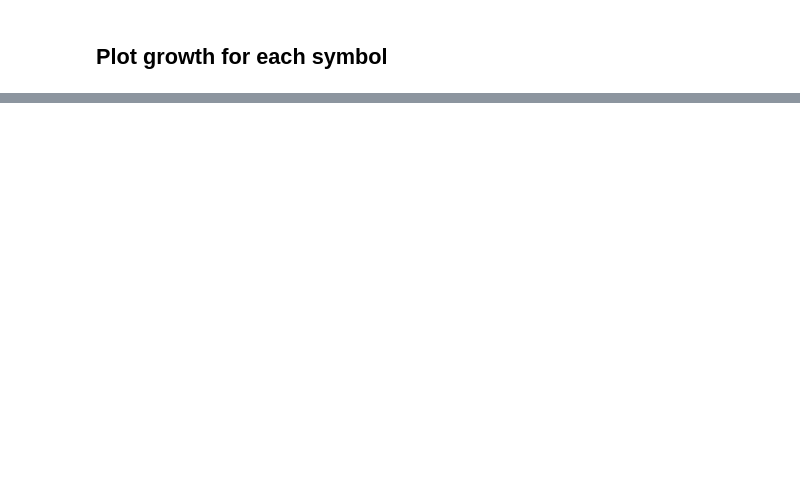
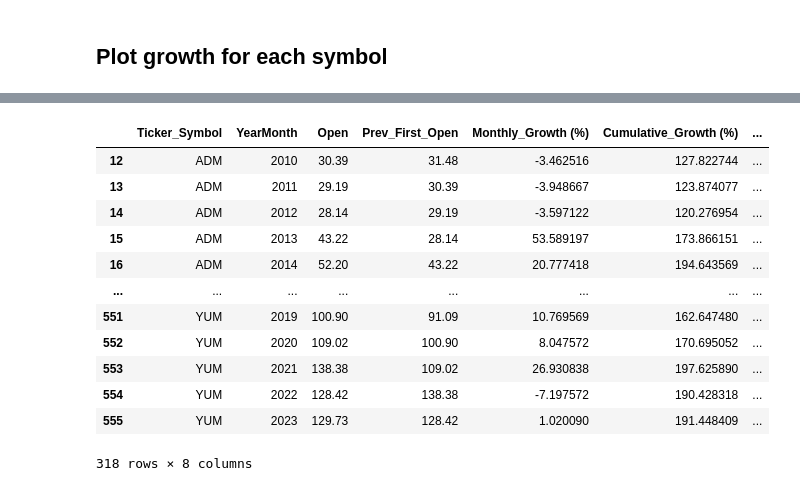
Before and after one commit to SAT-Enjoyers/citadel-datathon, a Jupyter notebook: eda/analyse_stocks.ipynb, the cells around one changed output, grey strips where cells are left out. Cells and saved outputs as stored; diff of their text form; code cells hidden in the pictures; blank space fills up the shorter version.

```diff
--- a/eda/analyse_stocks.ipynb
+++ b/eda/analyse_stocks.ipynb
@@ -76,0 +92,37 @@ plt.show()
+# %%
+MARKETCAP = '../udataset/market_cap.csv'
+cap_df = pd.read_csv(MARKETCAP)
+# %%
+def get_market_cap(row):
+    to_return = cap_df[(cap_df['year'] == row['YearMonth']) & (cap_df['ticker'] == row['Ticker_Symbol'])]['market_cap_M']
+    to_return = np.array(to_return)
+
+    if len(to_return) == 0:
+        return pd.NA
+
+    to_return = to_return[0]
+    return to_return
+# %%
+#print(growth[(growth['Ticker_Symbol'] == 'QSR') & (growth['YearMonth'] == pd.Period('2015'))])
+cap_df['year'] = pd.to_datetime(cap_df['year'], format='%Y')
+cap_df['year'] = cap_df['year'].dt.to_period('Y')
+growth = growth[growth['YearMonth'] >= pd.Period('2010')]
+growth['market_cap'] = growth.apply(get_market_cap, axis=1)
+# %%
+growth['market_cap_growth'] = growth['market_cap']*growth['Monthly_Growth (%)']
+# %%
+growth
+# %% [output]
+|  | Ticker_Symbol | YearMonth | Open | Prev_First_Open | Monthly_Growth (%) | Cumulative_Growth (%) | ... |
+| 12 | ADM | 2010 | 30.39 | 31.48 | -3.462516 | 127.822744 | ... |
+| 13 | ADM | 2011 | 29.19 | 30.39 | -3.948667 | 123.874077 | ... |
+| 14 | ADM | 2012 | 28.14 | 29.19 | -3.597122 | 120.276954 | ... |
+| 15 | ADM | 2013 | 43.22 | 28.14 | 53.589197 | 173.866151 | ... |
+| 16 | ADM | 2014 | 52.20 | 43.22 | 20.777418 | 194.643569 | ... |
+| ... | ... | ... | ... | ... | ... | ... | ... |
+| 551 | YUM | 2019 | 100.90 | 91.09 | 10.769569 | 162.647480 | ... |
+| 552 | YUM | 2020 | 109.02 | 100.90 | 8.047572 | 170.695052 | ... |
+| 553 | YUM | 2021 | 138.38 | 109.02 | 26.930838 | 197.625890 | ... |
+| 554 | YUM | 2022 | 128.42 | 138.38 | -7.197572 | 190.428318 | ... |
+| 555 | YUM | 2023 | 129.73 | 128.42 | 1.020090 | 191.448409 | ... |
+318 rows × 8 columns
```
Also changed, not shown: parts of 9 cells of this notebook, 1 other file.
